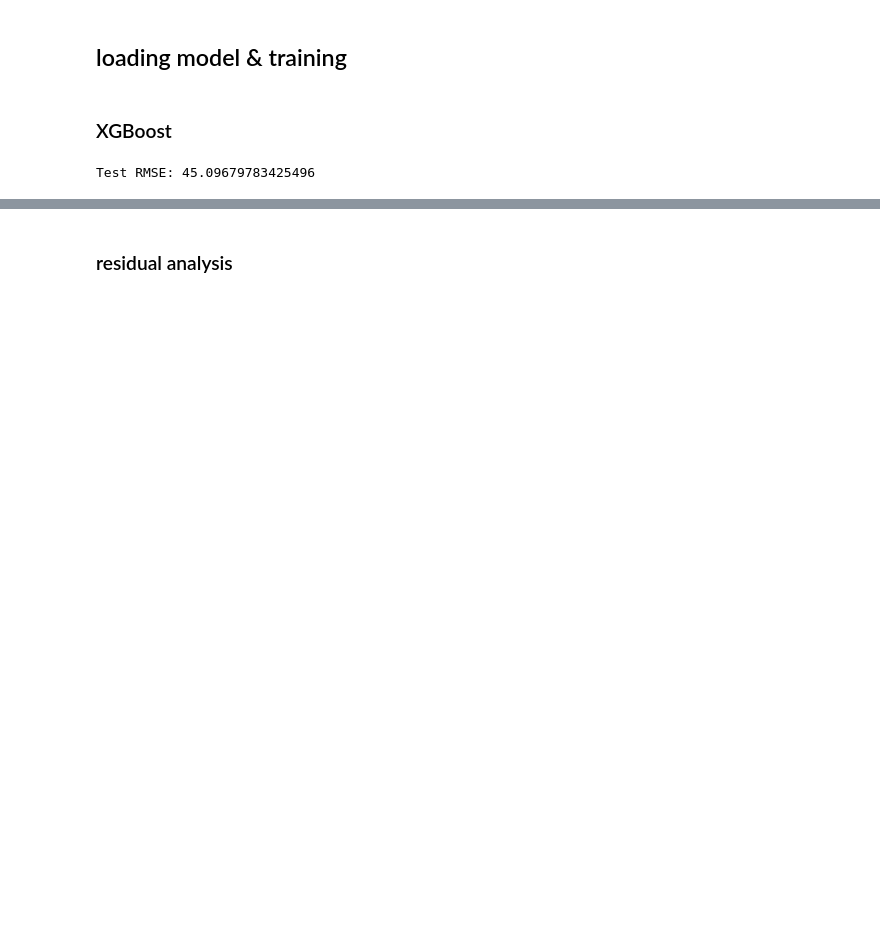
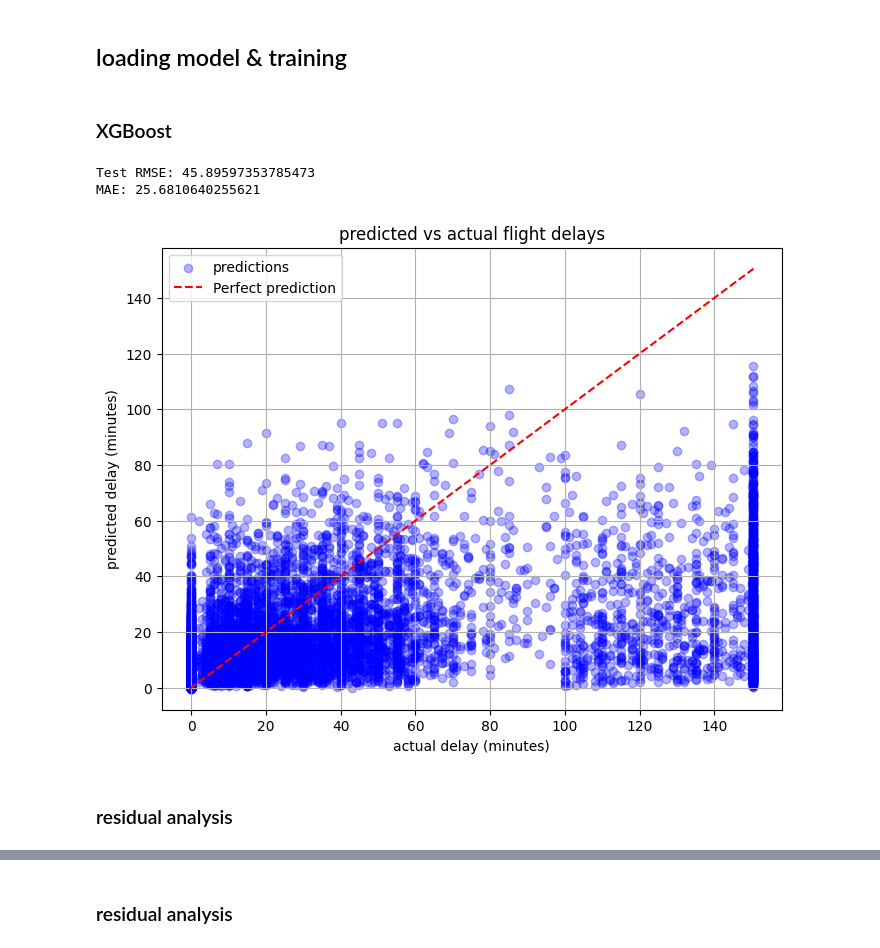
Before and after one commit to elaxolotl/flight-delay-prediction, a Jupyter notebook: notebook.ipynb, the cells around one changed output, grey strips where cells are left out. Cells and saved outputs as stored; diff of their text form; code cells hidden in the pictures; blank space fills up the shorter version.

```diff
--- a/notebook.ipynb
+++ b/notebook.ipynb
@@ -371,12 +394,38 @@ model = xgb.XGBRegressor(
     random_state=42
 )
 
-model.fit(X_train, y_train)
+sample_weight = np.where(y_train > 60, 2, 1)
 
-y_pred = model.predict(X_test)
+model.fit(X_train, y_train, sample_weight=sample_weight)
 
-mse = mean_squared_error(y_test, y_pred)
+y_pred_log = model.predict(X_test)
+y_pred_minutes = np.expm1(y_pred_log)
+y_test_minutes = np.expm1(y_test)
+
+mse = mean_squared_error(y_test_minutes, y_pred_minutes)
 rmse = mse ** 0.5
 print(f"Test RMSE: {rmse}")
+
+mae  = mean_absolute_error(y_test_minutes, y_pred_minutes)
+print("MAE:", mae)
 # %% [output]
-Test RMSE: 45.09679783425496
+Test RMSE: 45.89597353785473
+MAE: 25.6810640255621
+# %%
+plt.figure(figsize=(8, 6))
+
+plt.scatter(y_test_minutes, y_pred_minutes, alpha=0.3, color="blue", label="predictions")
+
+lims = [min(min(y_test_minutes), min( y_pred_minutes)), max(max(y_test_minutes), max( y_pred_minutes))]
+plt.plot(lims, lims, 'r--', label="Perfect prediction")
+
+plt.xlabel("actual delay (minutes)")
+plt.ylabel("predicted delay (minutes)")
+plt.title("predicted vs actual flight delays")
+plt.legend()
+plt.grid(True)
+plt.show()
+# %% [output]
+[figure, added]
+# %% [markdown]
+### residual analysis
```
Also changed, not shown: parts of 16 cells of this notebook, 7 other files.
